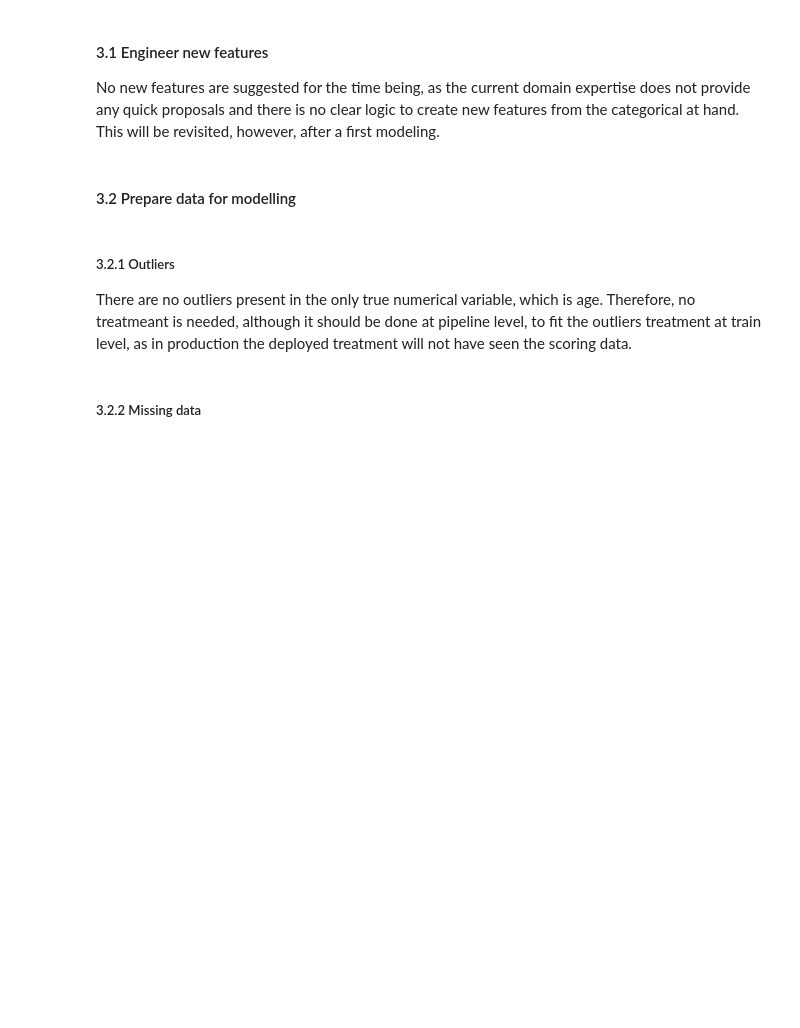
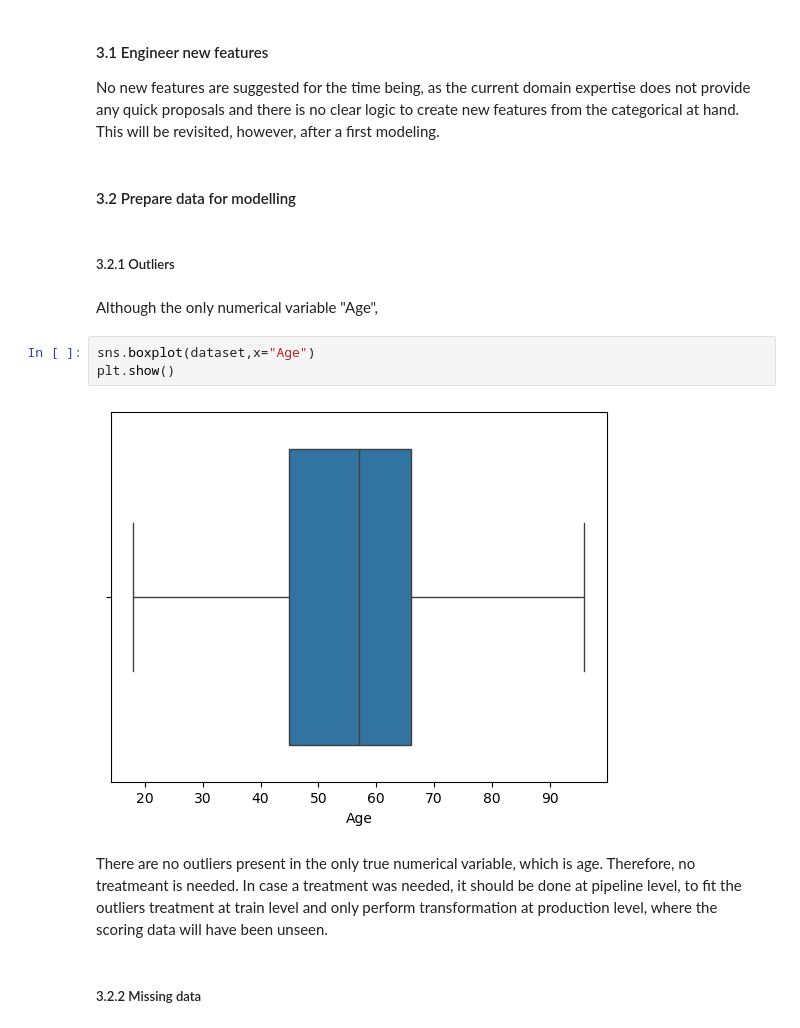
Before and after one commit to MiguelLopezVirues/capgemini_classification, a Jupyter notebook: mammographic_masses_classification.ipynb, the cells around one changed output. Saved outputs shown, nothing was run; the diff lists cells and outputs as text; blank space fills up the shorter version.

```diff
--- a/mammographic_masses_classification.ipynb
+++ b/mammographic_masses_classification.ipynb
@@ -424,10 +424,18 @@ No new features are suggested for the time being, as the current domain expertis
 # %% [markdown]
 
 #### 3.2 Prepare data for modelling
+# %% [markdown]
+
+##### 3.2.1 Outliers
+# %% [markdown]
+Although the only numerical variable "Age",
+# %%
+sns.boxplot(dataset,x="Age")
+plt.show()
+# %% [output]
+[figure, added]
 # %% [markdown]
-
-##### 3.2.1 Outliers
-There are no outliers present in the only true numerical variable, which is age. Therefore, no treatmeant is needed, although it should be done at pipeline level, to fit the outliers treatment at train level, as in production the deployed treatment will not have seen the scoring data.
+There are no outliers present in the only true numerical variable, which is age. Therefore, no treatmeant is needed. In case a treatment was needed, it should be done at pipeline level, to fit the outliers treatment at train level and only perform transformation at production level, where the scoring data will have been unseen.
 # %% [markdown]
 
 ##### 3.2.2 Missing data
```
